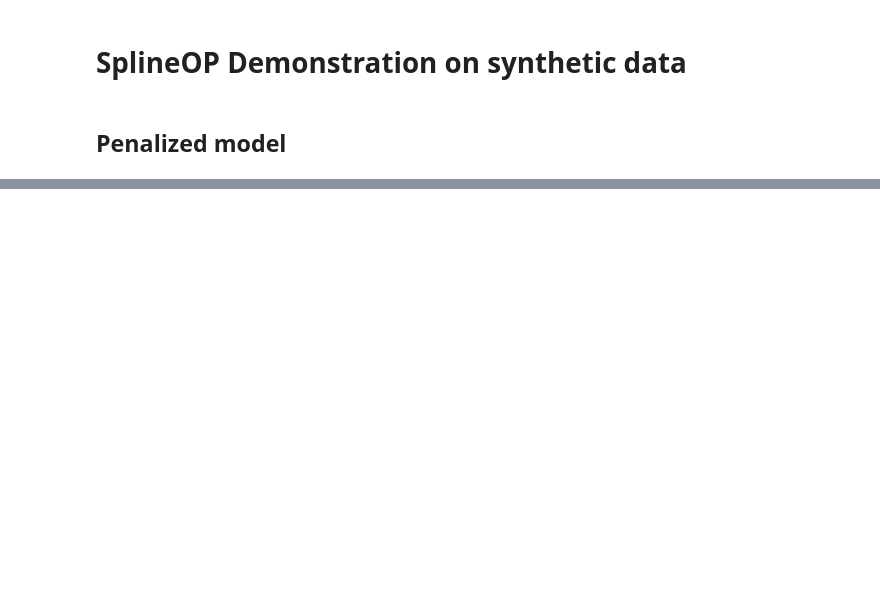
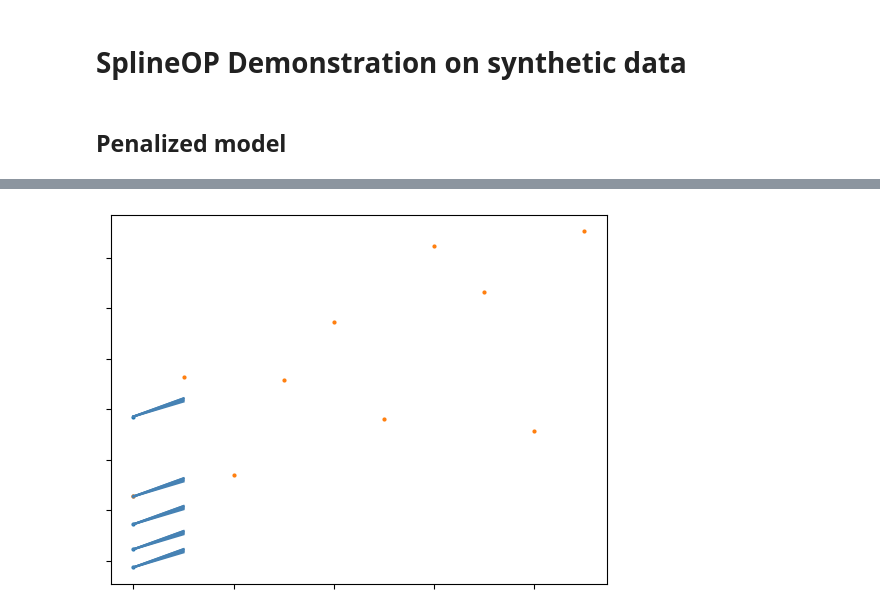
Before and after one commit to nicolascecchi/splineOPRcpp, a Jupyter notebook: example.ipynb, the cells around one changed output, grey strips where cells are left out. Saved outputs shown, nothing was run; the diff lists cells and outputs as text; code cells hidden in the pictures; blank space fills up the shorter version.

```diff
--- a/example.ipynb
+++ b/example.ipynb
@@ -86,0 +187,11 @@ polynomial_intervals = [0,250,450,800,1000]
+# %%
+speed_coords = []
+# Repeat the 5 initial speeds for each of 5 the states
+for i in range(5):
+    speed_coords.extend(model_penalized.init_speeds)
+
+# Manipulate the shape to plot the slope in the graph
+speeds = np.array([_ for _ in speed_coords])
+speeds = speeds.flatten()
+starting_y = np.repeat(model_penalized.states[0][0],5)
+ending_y = np.repeat(model_penalized.states[0][0],5) + speeds
@@ -86,0 +204,14 @@ polynomial_intervals = [0,250,450,800,1000]
+# %%
+f, ax = plt.subplots()
+# Pair together the starting and ending points
+for y0, y1 in zip(starting_y, ending_y):
+    # Plot from x=[0, 1] to y=[y0, y1]
+    ax.plot([0, 1], [y0, y1], color='steelblue', alpha=1)
+ax.scatter([0]*5,model_penalized.states[0][0],s=4)
+ax.scatter(np.arange(10),noised_signal[:10],s=4)
+# Remove ticklabels
+ax.set_yticklabels([])
+ax.set_xticklabels([])
+plt.show()
+# %% [output]
+[figure, added]
```
Also changed, not shown: parts of 26 cells of this notebook.
